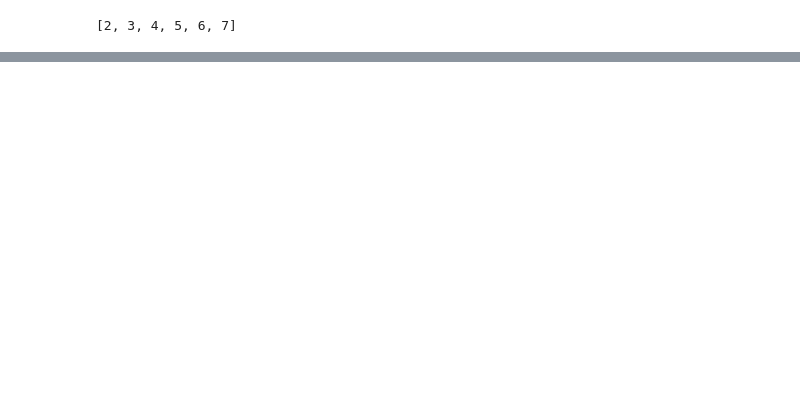
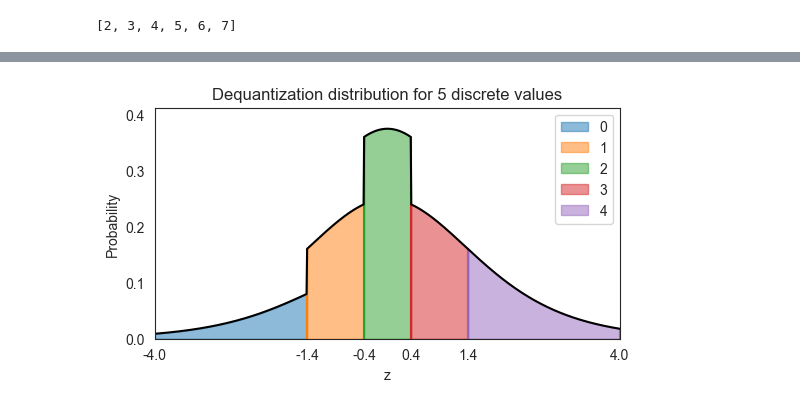
Before and after one commit to ofurman/counterfactuals, a Jupyter notebook: notebooks/dequantization.ipynb, the cells around one changed output, grey strips where cells are left out. Drawn from its saved outputs; the diff is of its cells as text; code cells hidden in the pictures; blank space fills up the shorter version.

```diff
--- a/notebooks/dequantization.ipynb
+++ b/notebooks/dequantization.ipynb
@@ -15,0 +35,17 @@ dataset.categorical_columns
+# %%
+disc_model = LogisticRegression(
+    input_size=dataset.X_train.shape[1],
+    target_size=1,
+    category_counts=[len(cat) for cat in dataset.categorical_features_lists],
+    category_indices=dataset.categorical_columns,
+)
+
+disc_model.fit(
+    train_loader=dataset.train_dataloader(128, True),
+    epochs=500,
+    lr=3e-4,
+)
+
+y_pred = disc_model.predict(dataset.X_test)
+
+print(classification_report(dataset.y_test, y_pred))
@@ -15,0 +154,65 @@ dataset.categorical_columns
+# %%
+import numpy as np
+import seaborn as sns
+from matplotlib.colors import to_rgb
+import matplotlib.pyplot as plt
+
+
+def visualize_dequantization(quants, prior=None):
+    """
+    Function for visualizing the dequantization values of discrete values in continuous space
+    """
+    # Prior over discrete values. If not given, a uniform is assumed
+    if prior is None:
+        prior = np.ones(quants, dtype=np.float32) / quants
+    prior = prior / prior.sum()  # Ensure proper categorical distribution
+
+    inp = torch.arange(-4, 4, 0.01).view(
+        -1, 1
+    )  # Possible continuous values we want to consider
+    ldj = torch.zeros(inp.shape[0])
+    dequant_module = Dequantization(category_counts=[quants], category_indices=[0])
+    # Invert dequantization on continuous values to find corresponding discrete value
+    # out, ldj = dequant_module.forward(inp, ldj, reverse=True)
+    out, ldj = dequant_module.inverse(inp, None)
+    inp, out, prob = (
+        inp.squeeze().numpy(),
+        out.squeeze().numpy().astype(int),
+        ldj.exp().numpy(),
+    )
+    prob = prob * prior[out]  # Probability scaled by categorical prior
+
+    # Plot volumes and continuous distribution
+    sns.set_style("white")
+    plt.figure(figsize=(6, 3))
+    x_ticks = []
+    for v in np.unique(out):
+        indices = np.where(out == v)
+        color = to_rgb(f"C{v}")
+        plt.fill_between(
+            inp[indices],
+            prob[indices],
+            np.zeros(indices[0].shape[0]),
+            color=color + (0.5,),
+            label=str(v),
+        )
+        plt.plot([inp[indices[0][0]]] * 2, [0, prob[indices[0][0]]], color=color)
+        plt.plot([inp[indices[0][-1]]] * 2, [0, prob[indices[0][-1]]], color=color)
+        x_ticks.append(inp[indices[0][0]])
+    x_ticks.append(inp.max())
+    plt.xticks(x_ticks, [f"{x:.1f}" for x in x_ticks])
+    plt.plot(inp, prob, color=(0.0, 0.0, 0.0))
+    # Set final plot properties
+    plt.ylim(0, prob.max() * 1.1)
+    plt.xlim(inp.min(), inp.max())
+    plt.xlabel("z")
+    plt.ylabel("Probability")
+    plt.title(f"Dequantization distribution for {quants} discrete values")
+    plt.legend()
+    plt.show()
+    plt.close()
+
+
+visualize_dequantization(quants=5, prior=np.array([0.1, 0.2, 0.3, 0.2, 0.2]))
+# %% [output]
+[figure, added]
```
Also changed, not shown: parts of 29 cells of this notebook, 20 other files.
